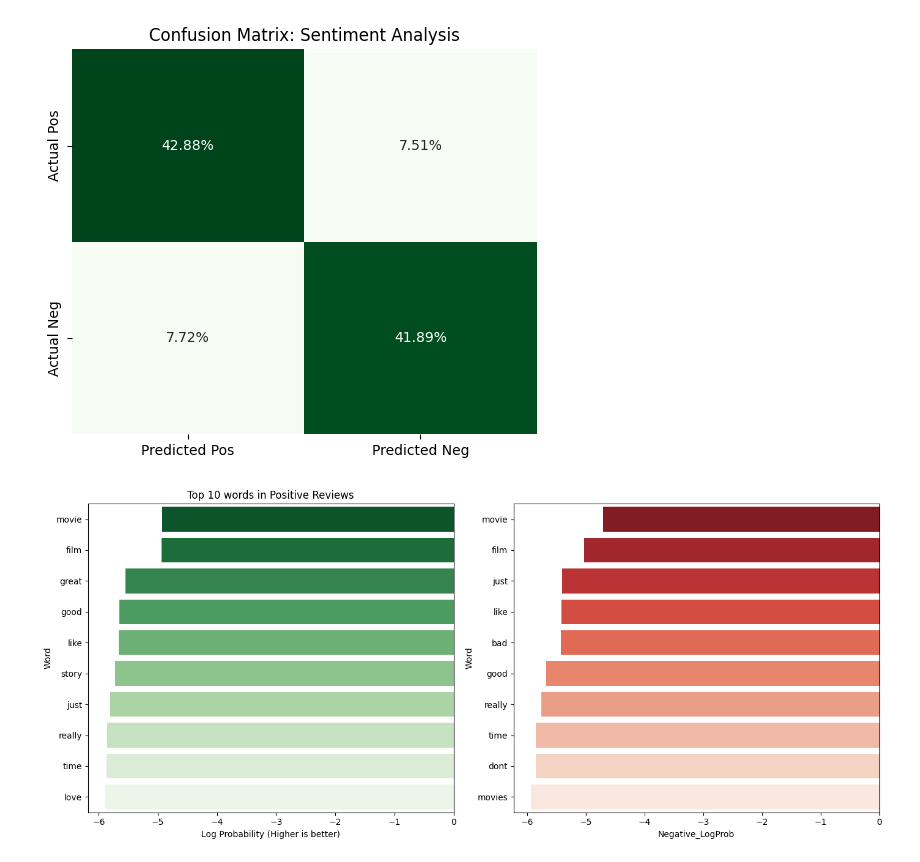
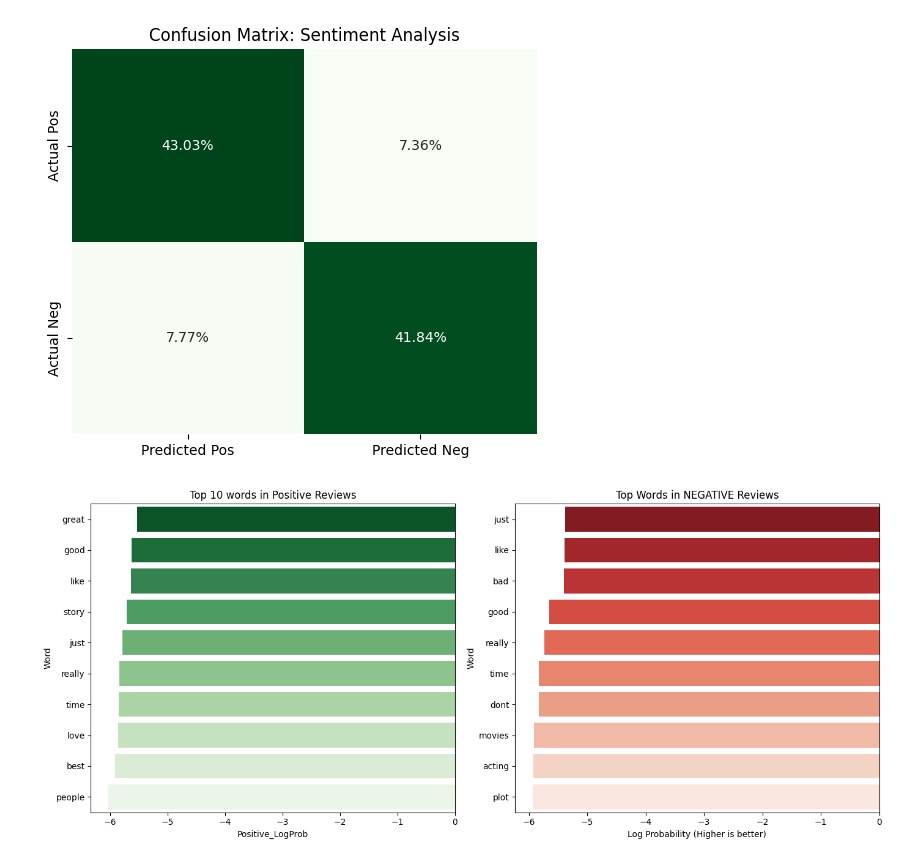
Before and after one commit to iAmPhyton/IMDB-Movie-Reeviews, a Jupyter notebook: imdb.ipynb, the cells around one changed output. Drawn from its saved outputs; the diff is of its cells as text; code cells hidden in the pictures.

Commit message:
Add files via upload
cleaned the data because model wasn't detecting the correct words, which made positive and negative visuals show words like 'movies', 'titles' as reviewed words.

```diff
--- a/imdb.ipynb
+++ b/imdb.ipynb
@@ -74,7 +74,9 @@ from sklearn.feature_extraction.text import TfidfVectorizer
 #intializing the vectorizer
 #max_features=5000 (this prevents my machine from crashing [extend to 50000 if you have an excellent machine])
 #stop_words='english': removing words like 'the, 'is', at'
-tfidf = TfidfVectorizer(max_features=5000, stop_words='english')
+#adding domain-specific words that are confusing thr model
+imdb_stop_words = list(TfidfVectorizer(stop_words='english').get_stop_words()) + ['movie', 'film', "don't", ' just', 'did', 'make']
+tfidf = TfidfVectorizer(max_features=5000, stop_words=imdb_stop_words)
 print("Vectorizing data...")
 # %% [output]
 Vectorizing data...
@@ -173,18 +175,17 @@ feature_imdb = pd.DataFrame({
 # %%
 #getting top 10 for each side
 top_pos = feature_imdb.sort_values(by='Positive_LogProb', ascending=False).head(10)
 top_neg = feature_imdb.sort_values(by='Negative_LogProb', ascending=False).head(10)
 
 fig, axes = plt.subplots(1,2, figsize=(14,6))
 #positive plot
 sns.barplot(x='Positive_LogProb', y='Word', data=top_pos, ax=axes[0], palette='Greens_r')
 axes[0].set_title('Top 10 words in Positive Reviews')
-axes[0].set_xlabel('Log Probability (Higher is better)')
-
-#negative chart
+#negative plot
 sns.barplot(x='Negative_LogProb', y='Word', data=top_neg, ax=axes[1], palette='Reds_r')
-
+axes[1].set_xlabel('Log Probability (Higher is better)')
+axes[1].set_title('Top Words in NEGATIVE Reviews')
 plt.tight_layout()
 plt.show()
 # %% [output]
-[figure, old version]
+[figure, new version]
```
Also changed, not shown: parts of 1 cell of this notebook.
